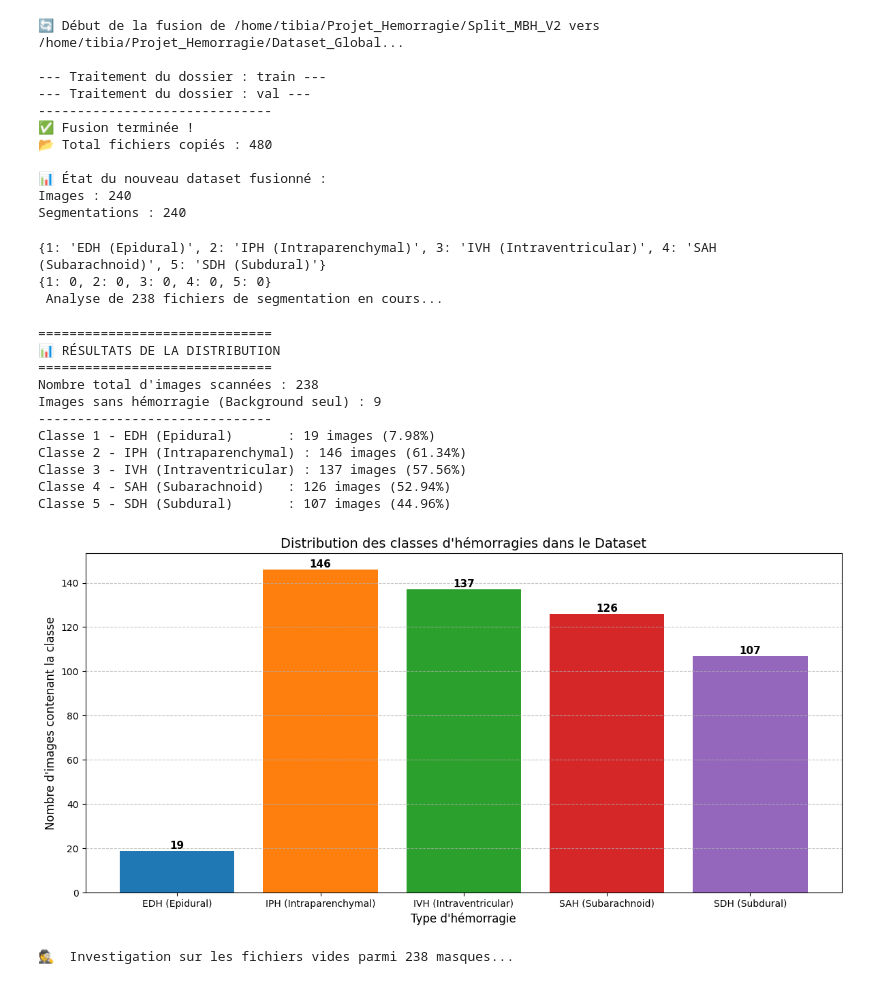
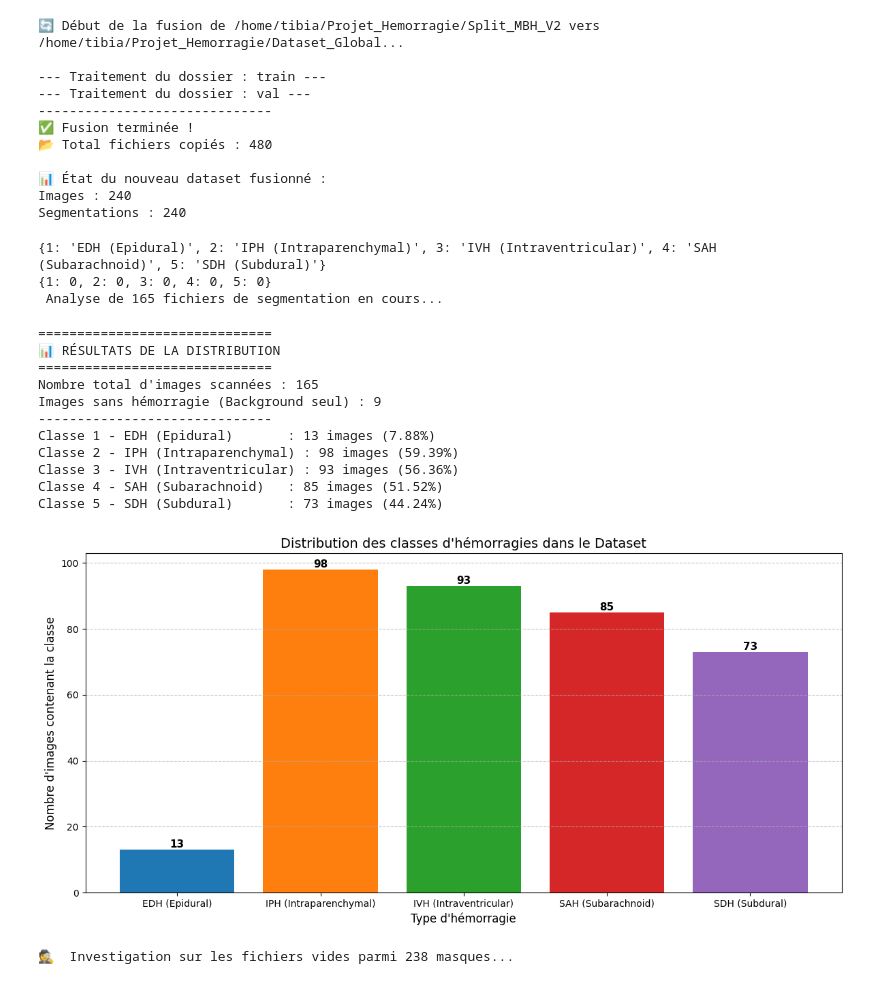
Before and after one commit to Adriien002/Seg_hemorragie, a Jupyter notebook: Segmentation/Notebooks/split.ipynb, the cells around one changed output. Drawn from its saved outputs; the diff is of its cells as text; code cells hidden in the pictures.

Commit message:
split final

```diff
--- a/Segmentation/Notebooks/split.ipynb
+++ b/Segmentation/Notebooks/split.ipynb
@@ -261,7 +261,7 @@ from tqdm import tqdm
 full_dataset = Path("/home/tibia/Projet_Hemorragie/MBH_Merged_Dataset")
 #seg_path = Path("/home/tibia/Projet_Hemorragie/Dataset_Global/seg")
 #seg_path= Path("/home/tibia/Projet_Hemorragie/MBH_SEG_2025_LLG_2025_06_12/seg")
-seg_path = Path("/home/tibia/Projet_Hemorragie/MBH_Merged_Dataset/seg")
+seg_path = Path("/home/tibia/Projet_Hemorragie/Split_Final_Stratified/train/seg")
 
 # Mapping des valeurs selon ta description
 class_map = {
@@ -329,41 +329,41 @@ for k, v in counts.items():
     percentage = (v / total_images) * 100
     print(f"Classe {k} - {class_map[k]:<20} : {v} images ({percentage:.2f}%)")
 
 # 4. Génération du graphique
 plt.figure(figsize=(12, 6))
 bars = plt.bar(labels, values, color=['#1f77b4', '#ff7f0e', '#2ca02c', '#d62728', '#9467bd'])
 
 # Ajout des titres et labels
 plt.title('Distribution des classes d\'hémorragies dans le Dataset', fontsize=14)
 plt.ylabel('Nombre d\'images contenant la classe', fontsize=12)
 plt.xlabel('Type d\'hémorragie', fontsize=12)
 plt.grid(axis='y', linestyle='--', alpha=0.7)
 
 # Ajout des valeurs exactes au-dessus des barres
 for bar in bars:
     height = bar.get_height()
     plt.text(bar.get_x() + bar.get_width()/2., height,
              f'{int(height)}',
              ha='center', va='bottom', fontsize=11, fontweight='bold')
 
 plt.tight_layout()
 plt.show() # Affiche le graphe
 # %% [output]
 {1: 'EDH (Epidural)', 2: 'IPH (Intraparenchymal)', 3: 'IVH (Intraventricular)', 4: 'SAH (Subarachnoid)', 5: 'SDH (Subdural)'}
 {1: 0, 2: 0, 3: 0, 4: 0, 5: 0}
- Analyse de 238 fichiers de segmentation en cours...
+ Analyse de 165 fichiers de segmentation en cours...
 ==============================
 📊 RÉSULTATS DE LA DISTRIBUTION
 ==============================
-Nombre total d'images scannées : 238
+Nombre total d'images scannées : 165
 Images sans hémorragie (Background seul) : 9
 ------------------------------
-Classe 1 - EDH (Epidural)       : 19 images (7.98%)
-Classe 2 - IPH (Intraparenchymal) : 146 images (61.34%)
-Classe 3 - IVH (Intraventricular) : 137 images (57.56%)
-Classe 4 - SAH (Subarachnoid)   : 126 images (52.94%)
-Classe 5 - SDH (Subdural)       : 107 images (44.96%)
+Classe 1 - EDH (Epidural)       : 13 images (7.88%)
+Classe 2 - IPH (Intraparenchymal) : 98 images (59.39%)
+Classe 3 - IVH (Intraventricular) : 93 images (56.36%)
+Classe 4 - SAH (Subarachnoid)   : 85 images (51.52%)
+Classe 5 - SDH (Subdural)       : 73 images (44.24%)
-[figure, old version]
+[figure, new version]
 # %%
 import nibabel as nib
 import numpy as np
```
Also changed, not shown: parts of 5 cells of this notebook.
